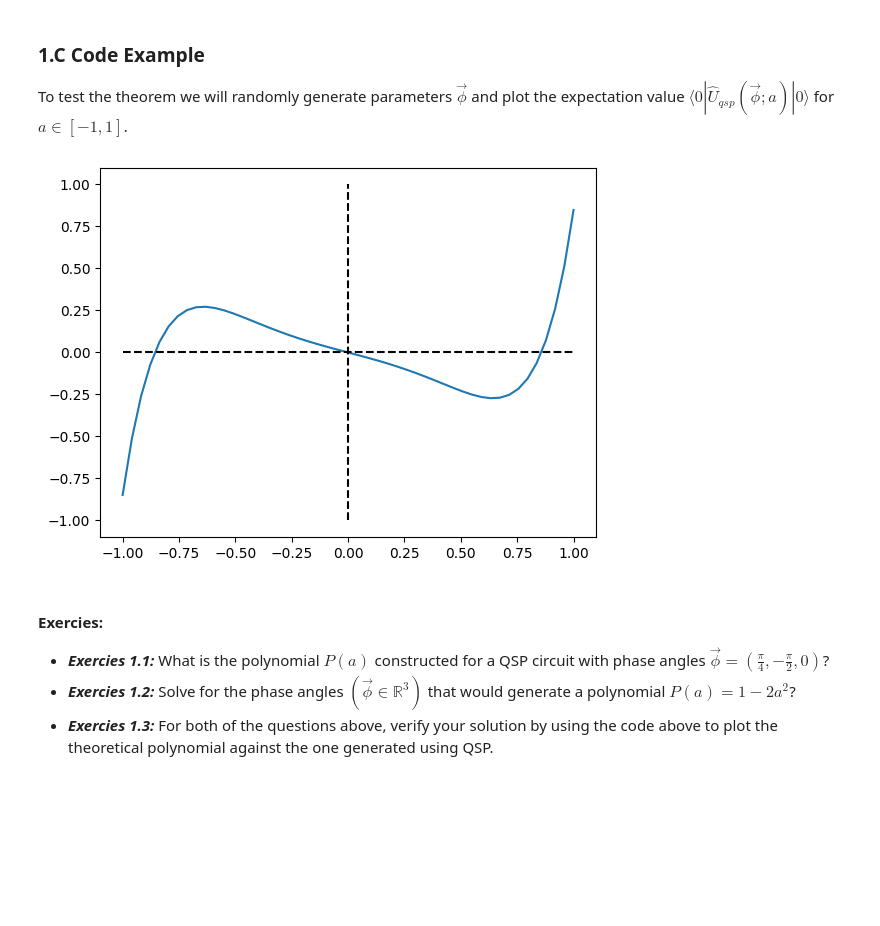
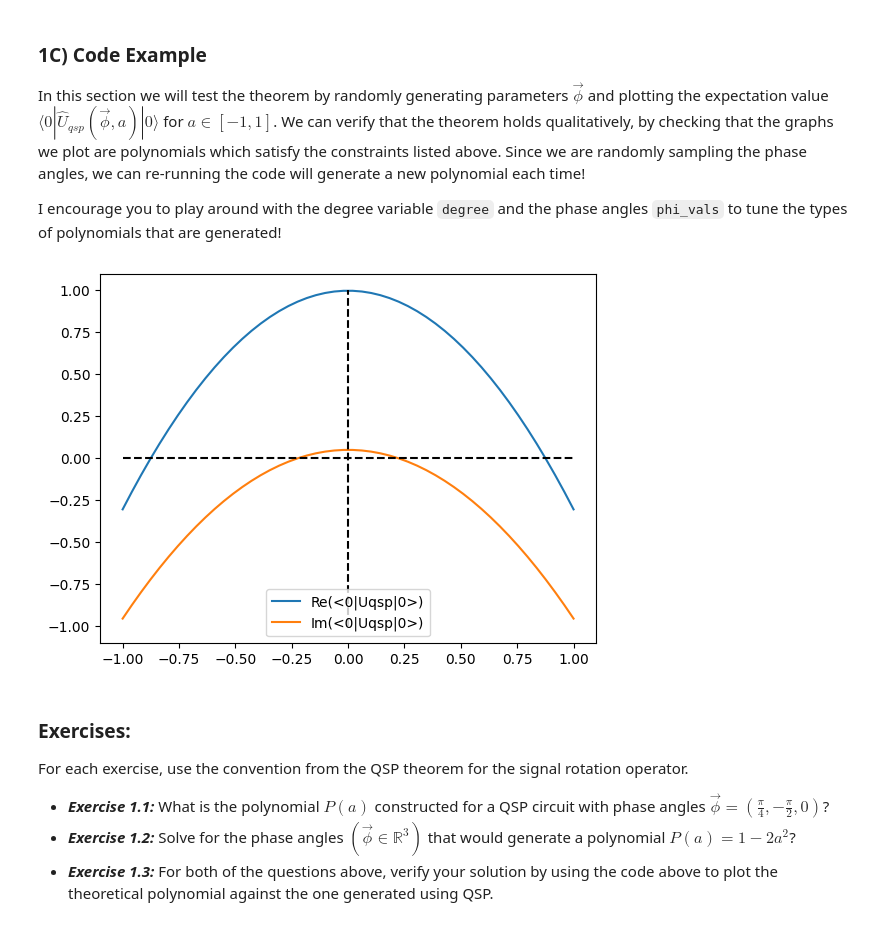
Before and after one commit to Jaybsoni/QSVT_Lab, a Jupyter notebook: QSVT Lab.ipynb, the cells around one changed output. Saved outputs shown, nothing was run; the diff lists cells and outputs as text; code cells hidden in the pictures; blank space fills up the shorter version.

```diff
--- a/QSVT Lab.ipynb
+++ b/QSVT Lab.ipynb
@@ -99,7 +237,9 @@ $Q(a)$ satisfy the following constraints:
 # %% [markdown]
-### 1.C Code Example
+### 1C) Code Example
 
-To test the theorem we will randomly generate parameters $\vec{\phi}$ and plot the expectation value $\langle 0 |\hat{U}_{qsp}(\vec{\phi};a)|0\rangle$ for $a \in [-1, 1]$.
+In this section we will test the theorem by randomly generating parameters $\vec{\phi}$ and plotting the expectation value $\langle 0 |\hat{U}_{qsp}(\vec{\phi},a)|0\rangle$ for $a \in [-1, 1]$. We can verify that the theorem holds qualitatively, by checking that the graphs we plot are polynomials which satisfy the constraints listed above. Since we are randomly sampling the phase angles, we can re-running the code will generate a new polynomial each time!
+
+I encourage you to play around with the degree variable `degree` and the phase angles `phi_vals` to tune the types of polynomials that are generated!
 # %%
 # Code example:
 import pennylane as qml
@@ -124,23 +264,30 @@ def U_qsp(a, phase_angles):
 # %%
 import matplotlib.pyplot as plt
 
-degree = 7
+degree = 2                                             # This is also the number of repetitions "d"
 a_vals = np.linspace(-1, 1, 50)
-phi_vals = (2*np.random.rand(degree + 1) - 1) * np.pi  # sample "degree+1"-many phase angles from (-pi, pi)
 
-poly_a = np.array([U_qsp(a, phi_vals)[0,0] for a in a_vals])
+phi_vals = (2*np.random.rand(degree + 1) - 1) * np.pi  # Sample "degree+1"-many phase angles from (-pi, pi)
+# phi_vals = list(0 for _ in range(degree))            # Set all phase angles to 0
 
-plt.plot(a_vals, np.real(poly_a))
+poly_0_a = np.array([U_qsp(a, phi_vals)[0,0] for a in a_vals])
+
+plt.plot(a_vals, np.real(poly_0_a), label="Re(<0|Uqsp|0>)")
+plt.plot(a_vals, np.imag(poly_0_a), label="Im(<0|Uqsp|0>)")
+
 plt.vlines(0.0, -1.0, 1.0, color="black", linestyle="--")
 plt.hlines(0.0, -1.0, 1.0, color="black", linestyle="--")
+
+plt.legend()
 plt.show()
 # %% [output]
-[figure, old version]
+[figure, new version]
 # %% [markdown]
-#### Exercies:
+### Exercises:
+For each exercise, use the convention from the QSP theorem for the signal rotation operator.
 
-- ***Exercies 1.1:*** What is the polynomial $P(a)$ constructed for a QSP circuit with phase angles $\vec{\phi} = (\frac{\pi}{4}, -\frac{\pi}{2}, 0)$?
-- ***Exercies 1.2:*** Solve for the phase angles $(\vec{\phi} \in \mathbb{R}^3)$ that would generate a polynomial $P(a) = 1 - 2a^2$?
-- ***Exercies 1.3:*** For both of the questions above, verify your solution by using the code above to plot the theoretical polynomial against the one generated using QSP.
+- ***Exercise 1.1:*** What is the polynomial $P(a)$ constructed for a QSP circuit with phase angles $\vec{\phi} = (\frac{\pi}{4}, -\frac{\pi}{2}, 0)$?
+- ***Exercise 1.2:*** Solve for the phase angles $(\vec{\phi} \in \mathbb{R}^3)$ that would generate a polynomial $P(a) = 1 - 2a^2$?
+- ***Exercise 1.3:*** For both of the questions above, verify your solution by using the code above to plot the theoretical polynomial against the one generated using QSP.
 # %% [markdown]
 ## 2. Its Fun Fitting Functions!
```
Also changed, not shown: parts of 41 cells of this notebook.
